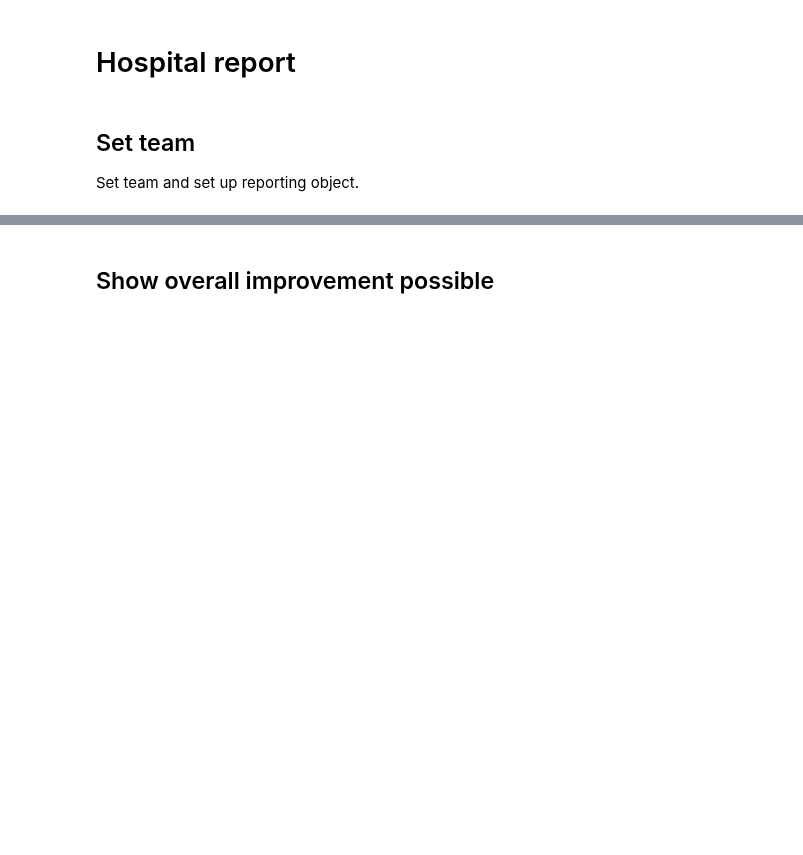
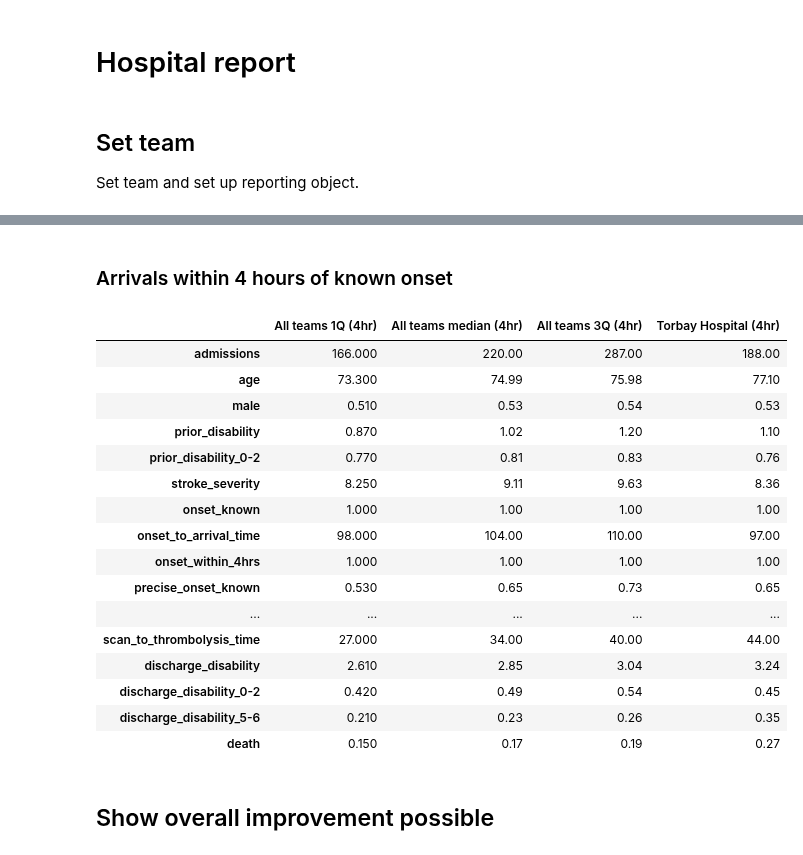
Before and after one commit to samuel-book/samuel_2_production, a Jupyter notebook: 3_hopsital_report.ipynb, the cells around one changed output, grey strips where cells are left out. Saved outputs shown, nothing was run; the diff lists cells and outputs as text; code cells hidden in the pictures; blank space fills up the shorter version.

```diff
--- a/3_hopsital_report.ipynb
+++ b/3_hopsital_report.ipynb
@@ -15,3 +44,25 @@ team_report = StrokeTeamReporting(team)
+# %% [markdown]
+### Arrivals within 4 hours of known onset
+# %%
+stats[four_hr_admission_cols]
+# %% [output]
+|  | All teams 1Q (4hr) | All teams median (4hr) | All teams 3Q (4hr) | Torbay Hospital (4hr) |
+| admissions | 166.000 | 220.00 | 287.00 | 188.00 |
+| age | 73.300 | 74.99 | 75.98 | 77.10 |
+| male | 0.510 | 0.53 | 0.54 | 0.53 |
+| prior_disability | 0.870 | 1.02 | 1.20 | 1.10 |
+| prior_disability_0-2 | 0.770 | 0.81 | 0.83 | 0.76 |
+| stroke_severity | 8.250 | 9.11 | 9.63 | 8.36 |
+| onset_known | 1.000 | 1.00 | 1.00 | 1.00 |
+| onset_to_arrival_time | 98.000 | 104.00 | 110.00 | 97.00 |
+| onset_within_4hrs | 1.000 | 1.00 | 1.00 | 1.00 |
+| precise_onset_known | 0.530 | 0.65 | 0.73 | 0.65 |
+| ... | ... | ... | ... | ... |
+| scan_to_thrombolysis_time | 27.000 | 34.00 | 40.00 | 44.00 |
+| discharge_disability | 2.610 | 2.85 | 3.04 | 3.24 |
+| discharge_disability_0-2 | 0.420 | 0.49 | 0.54 | 0.45 |
+| discharge_disability_5-6 | 0.210 | 0.23 | 0.26 | 0.35 |
+| death | 0.150 | 0.17 | 0.19 | 0.27 |
 # %% [markdown]
 ## Show overall improvement possible
 # %%
```
Also changed, not shown: parts of 5 cells of this notebook, 3 other files.
